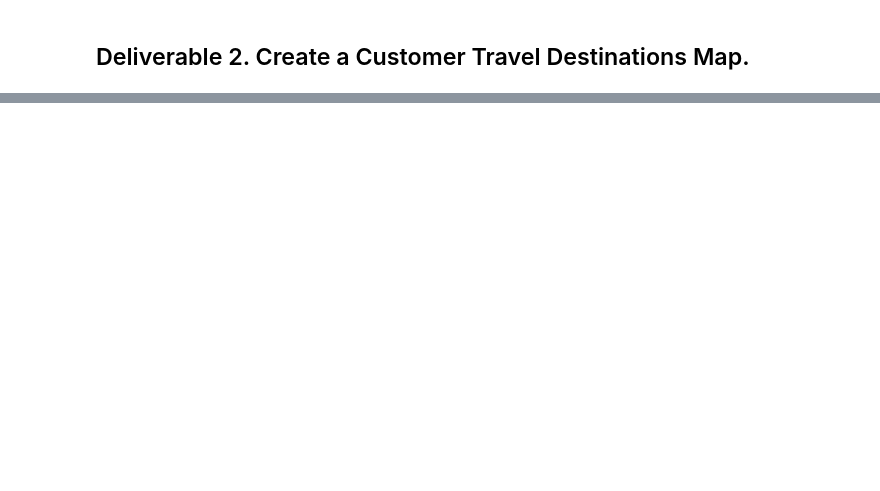
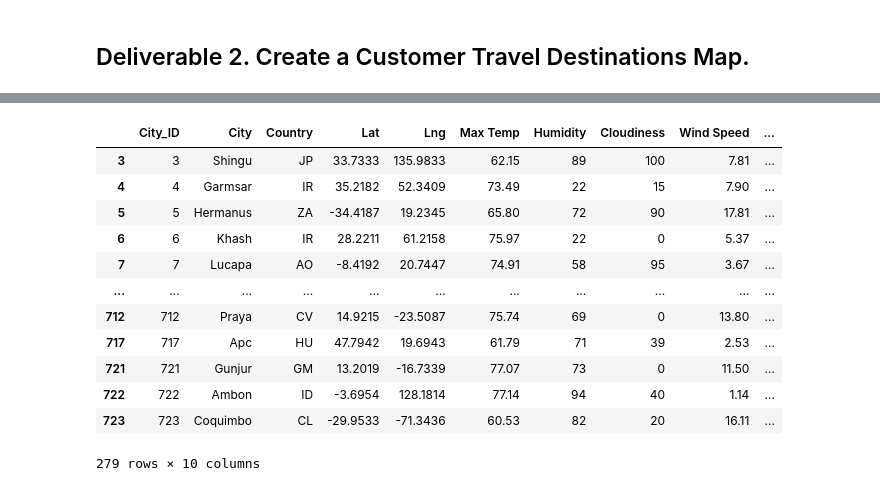
Before and after one commit to MariloyH/World_Weather_Analysis, a Jupyter notebook: Vacation_Search/Vacation_Search.ipynb, the cells around one changed output, grey strips where cells are left out. Saved outputs shown, nothing was run; the diff lists cells and outputs as text; code cells hidden in the pictures; blank space fills up the shorter version.

```diff
--- a/Vacation_Search/Vacation_Search.ipynb
+++ b/Vacation_Search/Vacation_Search.ipynb
@@ -69,6 +69,21 @@ Current Description    166
 dtype: int64
 # %%
 # 4b. Drop any empty rows and create a new DataFrame that doesn’t have empty rows.
-clean_df = preferred_cities_df
+clean_cities_df = preferred_cities_df.dropna()
+clean_cities_df
+# %% [output]
+|  | City_ID | City | Country | Lat | Lng | Max Temp | Humidity | Cloudiness | Wind Speed | ... |
+| 3 | 3 | Shingu | JP | 33.7333 | 135.9833 | 62.15 | 89 | 100 | 7.81 | ... |
+| 4 | 4 | Garmsar | IR | 35.2182 | 52.3409 | 73.49 | 22 | 15 | 7.90 | ... |
+| 5 | 5 | Hermanus | ZA | -34.4187 | 19.2345 | 65.80 | 72 | 90 | 17.81 | ... |
+| 6 | 6 | Khash | IR | 28.2211 | 61.2158 | 75.97 | 22 | 0 | 5.37 | ... |
+| 7 | 7 | Lucapa | AO | -8.4192 | 20.7447 | 74.91 | 58 | 95 | 3.67 | ... |
+| ... | ... | ... | ... | ... | ... | ... | ... | ... | ... | ... |
+| 712 | 712 | Praya | CV | 14.9215 | -23.5087 | 75.74 | 69 | 0 | 13.80 | ... |
+| 717 | 717 | Apc | HU | 47.7942 | 19.6943 | 61.79 | 71 | 39 | 2.53 | ... |
+| 721 | 721 | Gunjur | GM | 13.2019 | -16.7339 | 77.07 | 73 | 0 | 11.50 | ... |
+| 722 | 722 | Ambon | ID | -3.6954 | 128.1814 | 77.14 | 94 | 40 | 1.14 | ... |
+| 723 | 723 | Coquimbo | CL | -29.9533 | -71.3436 | 60.53 | 82 | 20 | 16.11 | ... |
+279 rows × 10 columns
 # %%
 # 5a. Create DataFrame called hotel_df to store hotel names along with city, country, max temp, and coordinates.
```
Also changed, not shown: parts of 11 cells of this notebook, 15 other files.
